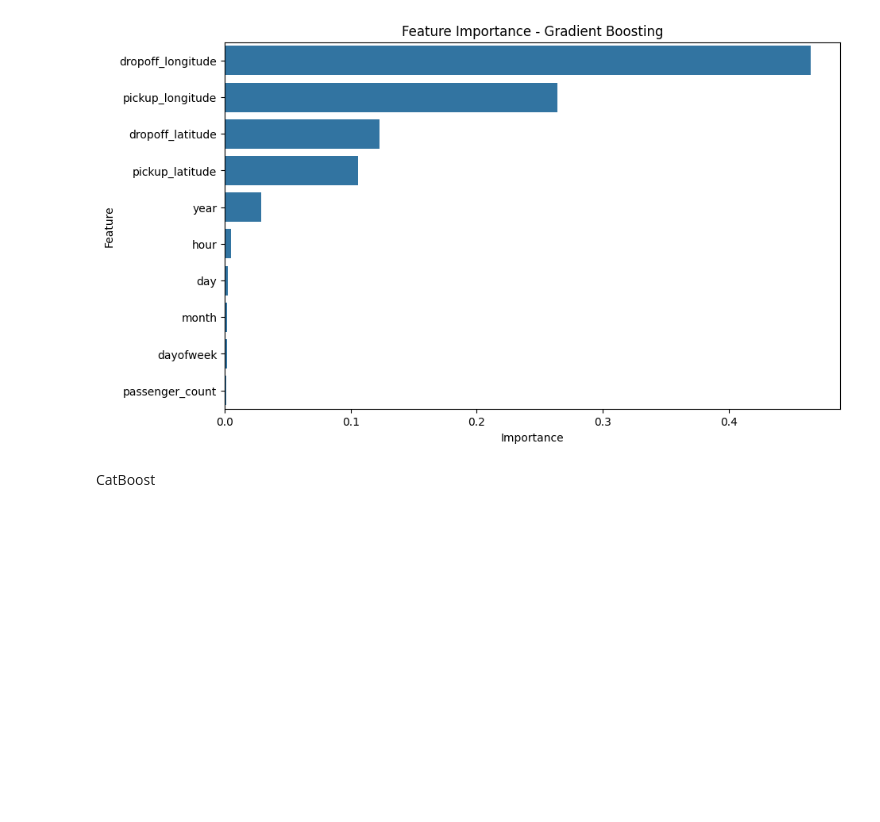
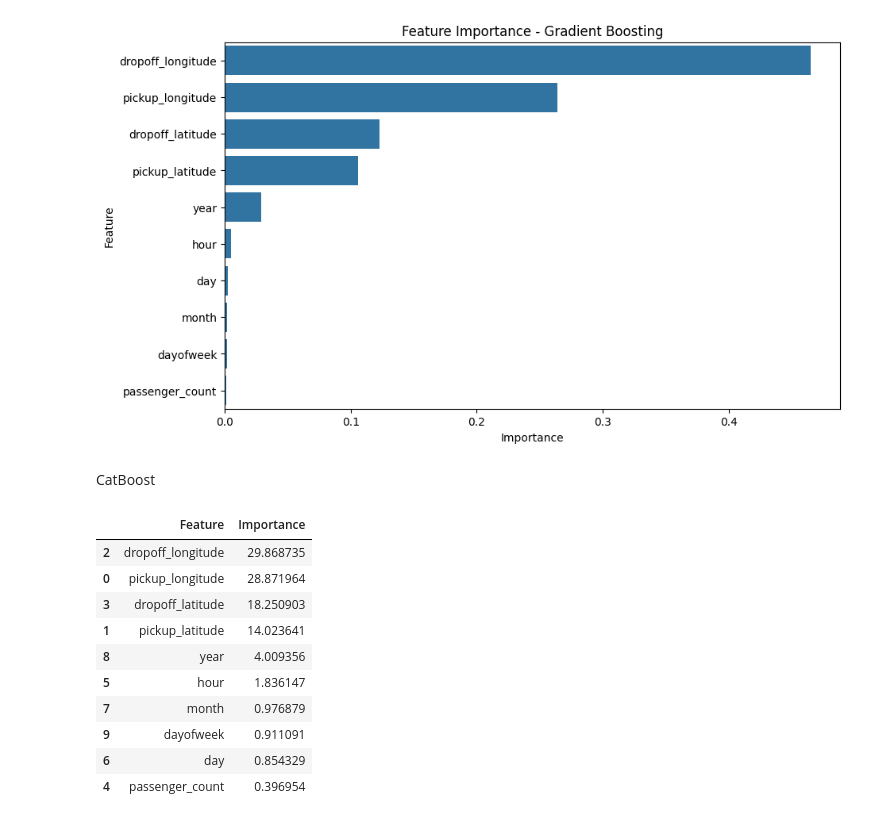
Before and after one commit to samifahim07/Ride-Fare-Estimation, a Jupyter notebook: uber_fare.ipynb, the cells around one changed output. Cells and saved outputs as stored; diff of their text form; code cells hidden in the pictures; blank space fills up the shorter version.

Commit message:
Add feature importance analysis for CatBoost model

```diff
--- a/uber_fare.ipynb
+++ b/uber_fare.ipynb
@@ -1079,3 +1079,29 @@ plt.show()
 [figure]
 # %% [markdown]
 CatBoost
+# %%
+# Feature Importance - CatBoost
+
+feature_importance_cat = pd.DataFrame({
+    "Feature": x.columns,
+    "Importance": model_cat.feature_importances_
+})
+
+feature_importance_cat = feature_importance_cat.sort_values(
+    by="Importance",
+    ascending=False
+)
+
+feature_importance_cat
+# %% [output]
+|  | Feature | Importance |
+| 2 | dropoff_longitude | 29.868735 |
+| 0 | pickup_longitude | 28.871964 |
+| 3 | dropoff_latitude | 18.250903 |
+| 1 | pickup_latitude | 14.023641 |
+| 8 | year | 4.009356 |
+| 5 | hour | 1.836147 |
+| 7 | month | 0.976879 |
+| 9 | dayofweek | 0.911091 |
+| 6 | day | 0.854329 |
+| 4 | passenger_count | 0.396954 |
```
